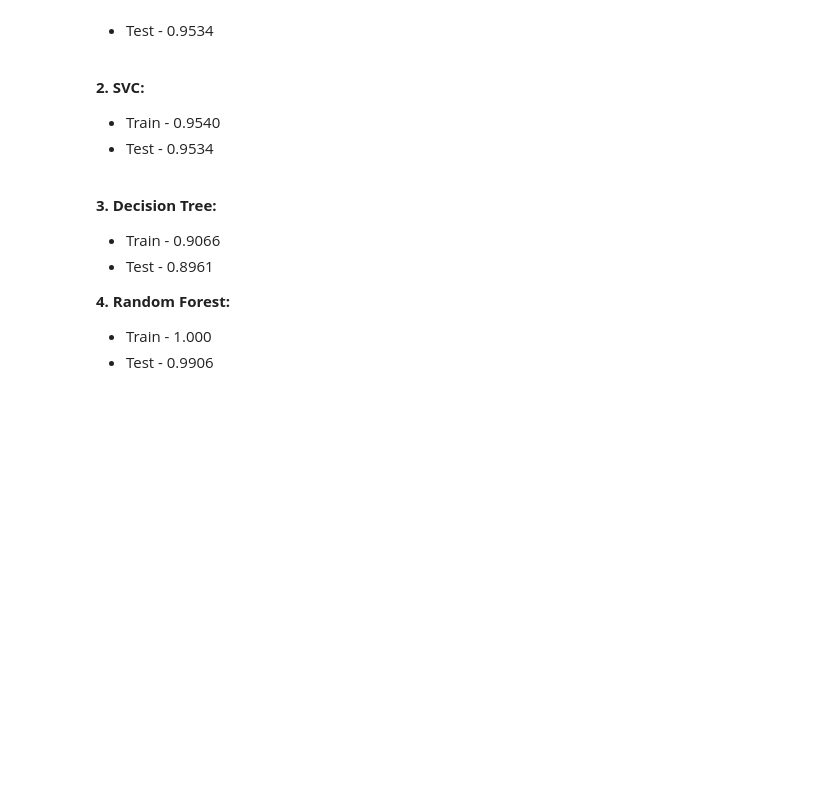
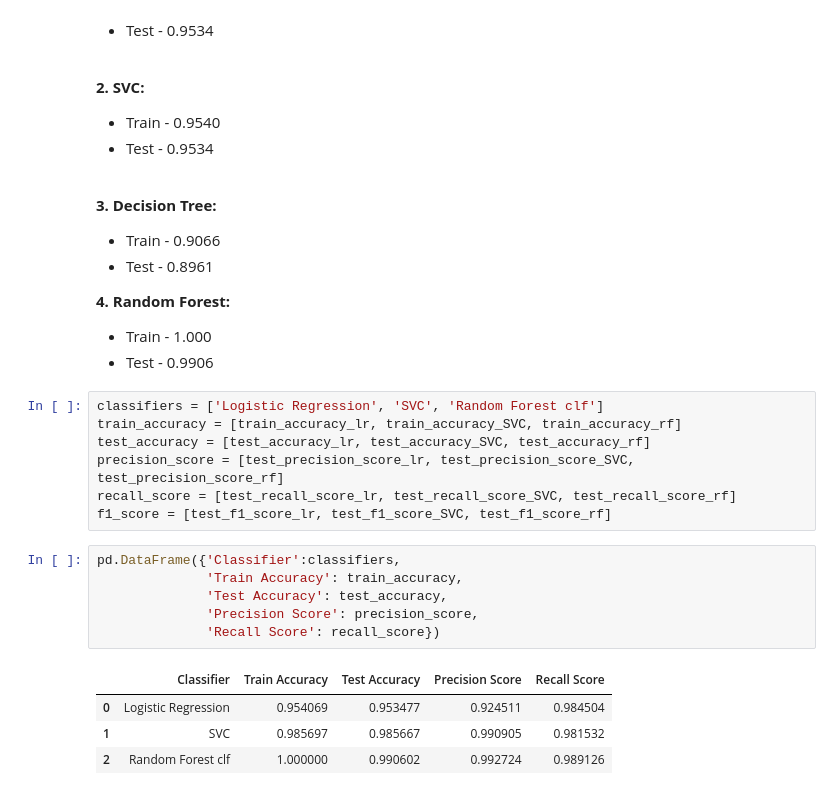
Before and after one commit to Sahil-Naik/Machine-Learning, a Jupyter notebook: Fraud Detection/Source_Code_V2.ipynb, the cells around one changed output. Cells and saved outputs as stored; diff of their text form; blank space fills up the shorter version.

```diff
--- a/Fraud Detection/Source_Code_V2.ipynb
+++ b/Fraud Detection/Source_Code_V2.ipynb
@@ -742,3 +744,21 @@ plt.show()
 **4. Random Forest:**<br>
 * Train - 1.000
 * Test - 0.9906
+# %%
+classifiers = ['Logistic Regression', 'SVC', 'Random Forest clf']
+train_accuracy = [train_accuracy_lr, train_accuracy_SVC, train_accuracy_rf]
+test_accuracy = [test_accuracy_lr, test_accuracy_SVC, test_accuracy_rf]
+precision_score = [test_precision_score_lr, test_precision_score_SVC, test_precision_score_rf]
+recall_score = [test_recall_score_lr, test_recall_score_SVC, test_recall_score_rf]
+f1_score = [test_f1_score_lr, test_f1_score_SVC, test_f1_score_rf]
+# %%
+pd.DataFrame({'Classifier':classifiers,
+              'Train Accuracy': train_accuracy,
+              'Test Accuracy': test_accuracy,
+              'Precision Score': precision_score,
+              'Recall Score': recall_score})
+# %% [output]
+|  | Classifier | Train Accuracy | Test Accuracy | Precision Score | Recall Score |
+| 0 | Logistic Regression | 0.954069 | 0.953477 | 0.924511 | 0.984504 |
+| 1 | SVC | 0.985697 | 0.985667 | 0.990905 | 0.981532 |
+| 2 | Random Forest clf | 1.000000 | 0.990602 | 0.992724 | 0.989126 |
```
Also changed, not shown: parts of 2 cells of this notebook.
